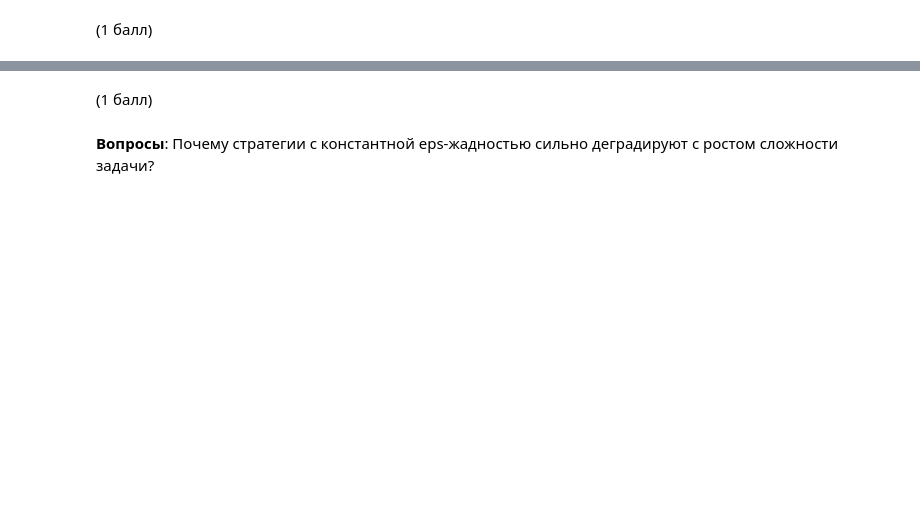
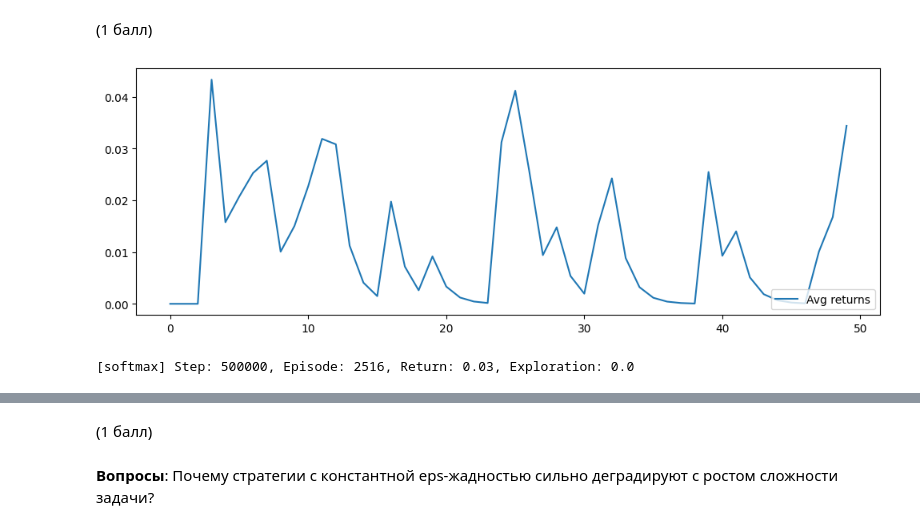
Before and after one commit to vagizD/RL, a Jupyter notebook: practices/prac8/prac8_2.ipynb, the cells around one changed output, grey strips where cells are left out. Cells and saved outputs as stored; diff of their text form; code cells hidden in the pictures; blank space fills up the shorter version.

```diff
--- a/practices/prac8/prac8_2.ipynb
+++ b/practices/prac8/prac8_2.ipynb
@@ -325,34 +366,43 @@ agents = [
     agent_eps_greedy25,
     agent_eps_greedy5,
     agent_eps_greedy_decayed,
     agent_ucb,
     agent_softmax,
 ]
 
 log = []
 for agent in agents:
     log.append([])
     agent_returns = None
     step, ep = 0, 1
     while step < n_steps:
         s, _ = env.reset(seed=seed)
         ep_ret = 0
         done = False
         while not done:
             # реализуйте цикл взаимодействия со средой в рамках эпизода
             ####### Здесь ваш код ########
-            raise NotImplementedError
+            a = agent.act(s)
+            next_s, reward, terminated, truncated, info = env.step(a)
+
+            s = next_s
+            ep_ret += reward
+            done = terminated or truncated
+            step += 1
             ##############################
 
             if step % schedule == 0:
                 show_progress(agent_returns, log[-1])
                 print(f"[{agent.name}] Step: {step}, Episode: {ep}, Return: {agent_returns:.2f}, Exploration: {agent.exploration_param}")
 
         ep += 1
         agent.decay_eps()
         if agent_returns is None:
             agent_returns = ep_ret
         agent_returns += 0.02 * (ep_ret - agent_returns)
+# %% [output]
+[figure, added]
+[softmax] Step: 500000, Episode: 2516, Return: 0.03, Exploration: 0.0
 # %%
 # Compare results
 plt.figure(figsize=[12, 6])
```
Also changed, not shown: parts of 7 cells of this notebook, 1 other file.
